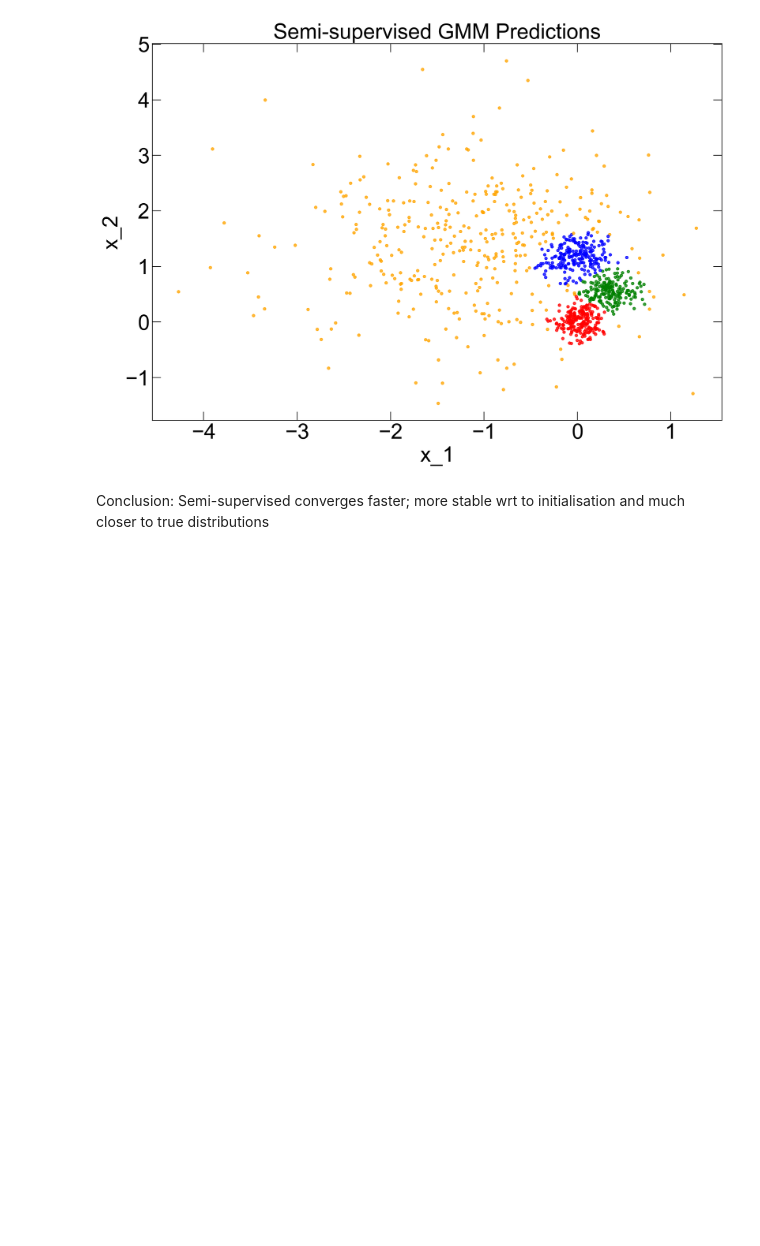
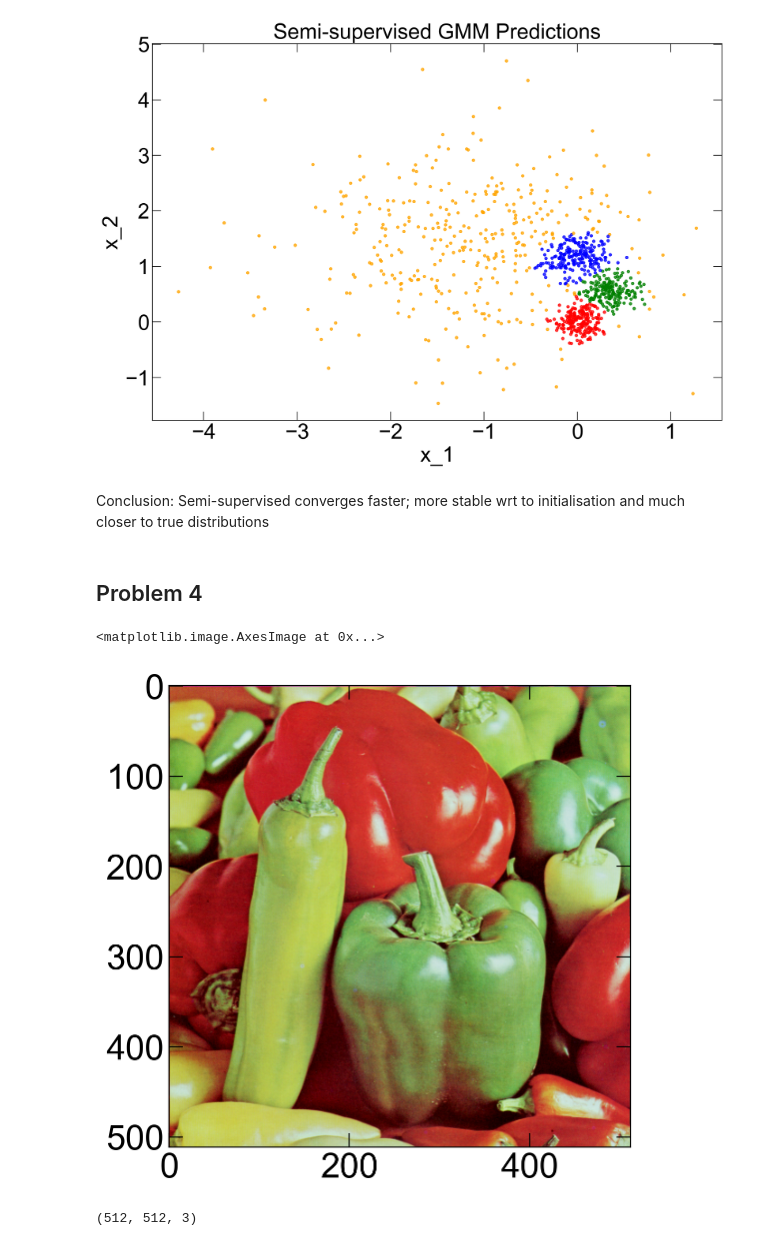
Before and after one commit to dcarabadjac/cs229-2018-autumn, a Jupyter notebook: problem-sets/PS3/PS3_Solution.ipynb, the cells around one changed output. Drawn from its saved outputs; the diff is of its cells as text; code cells hidden in the pictures; blank space fills up the shorter version.

```diff
--- a/problem-sets/PS3/PS3_Solution.ipynb
+++ b/problem-sets/PS3/PS3_Solution.ipynb
@@ -116,0 +119,2 @@ Conclusion: Semi-supervised converges faster; more stable wrt to initialisation
+# %% [markdown]
+## Problem 4
@@ -116,0 +123,6 @@ Conclusion: Semi-supervised converges faster; more stable wrt to initialisation
+# %%
+A = imread('data/peppers-large.tiff')
+plt.imshow(A)
+# %% [output]
+<matplotlib.image.AxesImage at 0x...>
+[figure, added]
@@ -116,0 +138,7 @@ Conclusion: Semi-supervised converges faster; more stable wrt to initialisation
+# %%
+c, mu = p05_kmeans.run_kmeans(x, mu0, K)
+compressed_image_flat = mu[c].astype(int)   # shape = (npix*npix, n_channels)
+compressed_image = compressed_image_flat.reshape(npix, npix, -1)
+compressed_image.shape
+# %% [output]
+(512, 512, 3)
```
Also changed, not shown: parts of 5 cells of this notebook, 1 other file.
